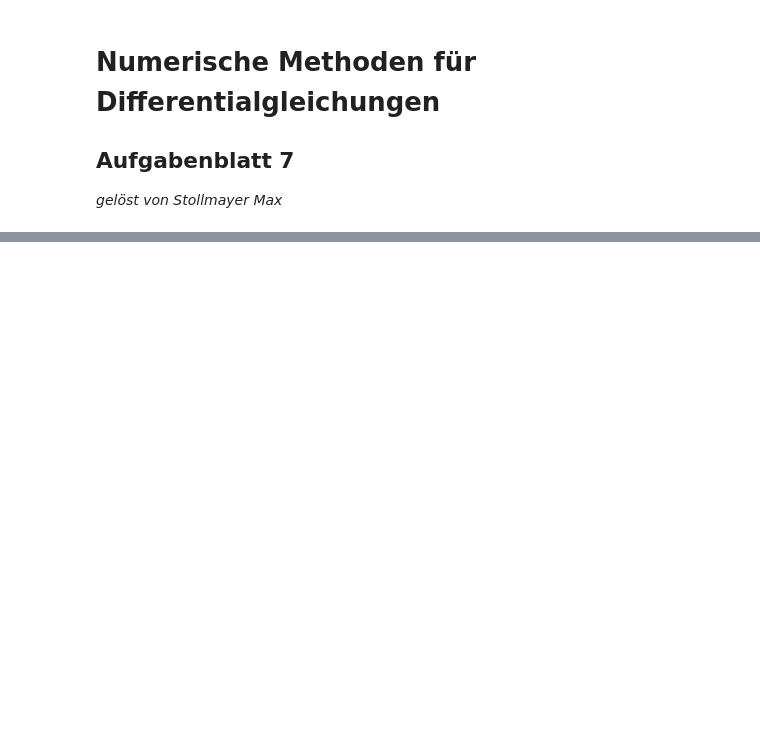
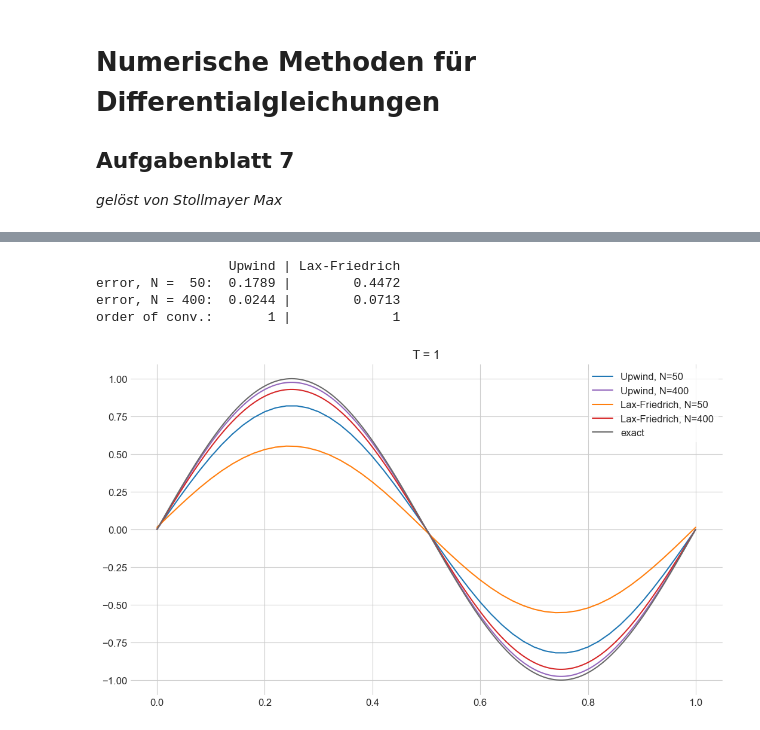
Before and after one commit to maxstollmayer/NuMeDiffG, a Jupyter notebook: Aufgabenblatt 7/Aufgabenblatt 7 Lösung.ipynb, the cells around one changed output, grey strips where cells are left out. Drawn from its saved outputs; the diff is of its cells as text; code cells hidden in the pictures; blank space fills up the shorter version.

```diff
--- a/Aufgabenblatt 7/Aufgabenblatt 7 Lösung.ipynb
+++ b/Aufgabenblatt 7/Aufgabenblatt 7 Lösung.ipynb
@@ -31,0 +160,8 @@ plt.rcParams["legend.edgecolor"] = "white"
+# %%
+OUTPUT(1)
+# %% [output]
+                 Upwind | Lax-Friedrich
+error, N =  50:  0.1789 |        0.4472
+error, N = 400:  0.0244 |        0.0713
+order of conv.:       1 |             1
+[figure, added]
```
Also changed, not shown: parts of 7 cells of this notebook, 1 other file.
